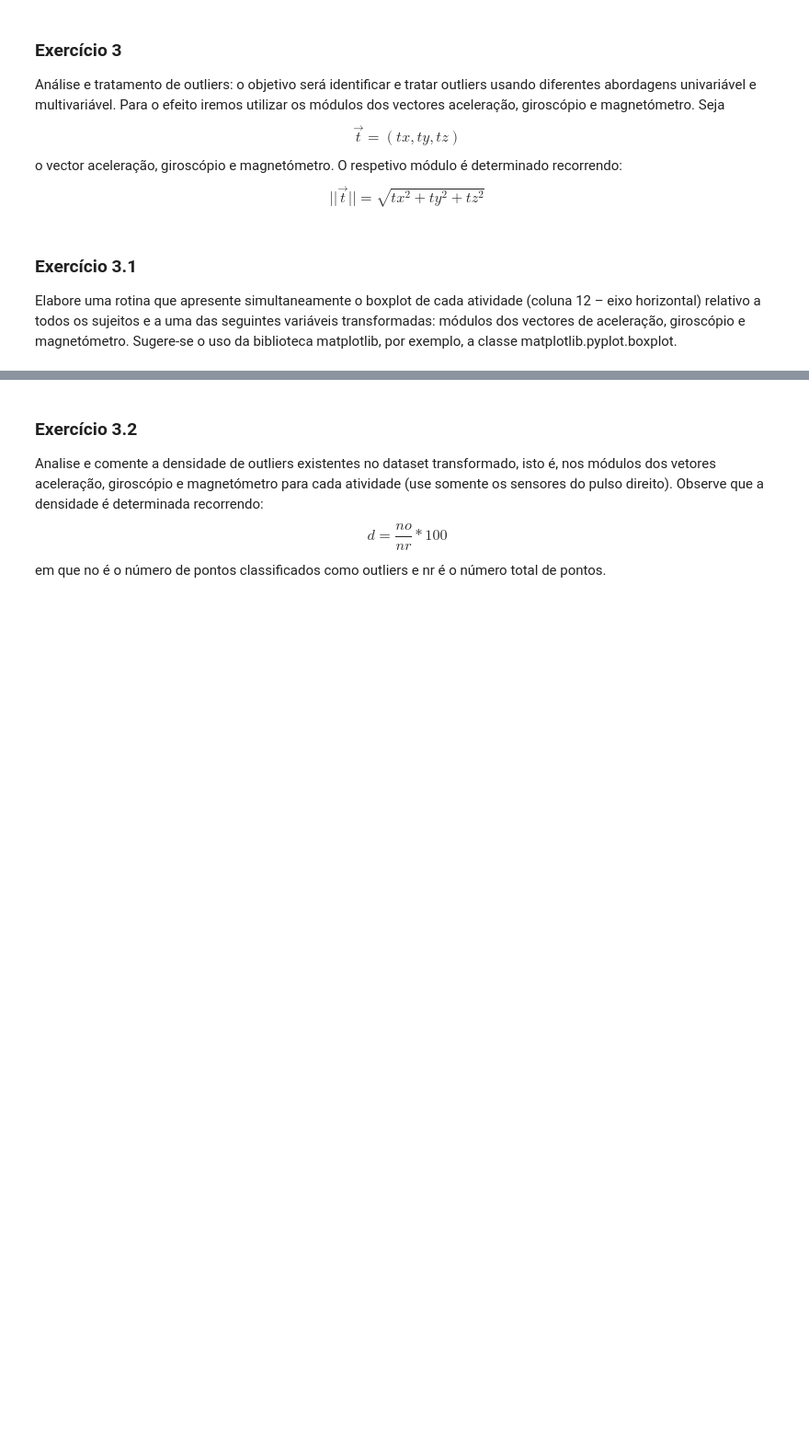
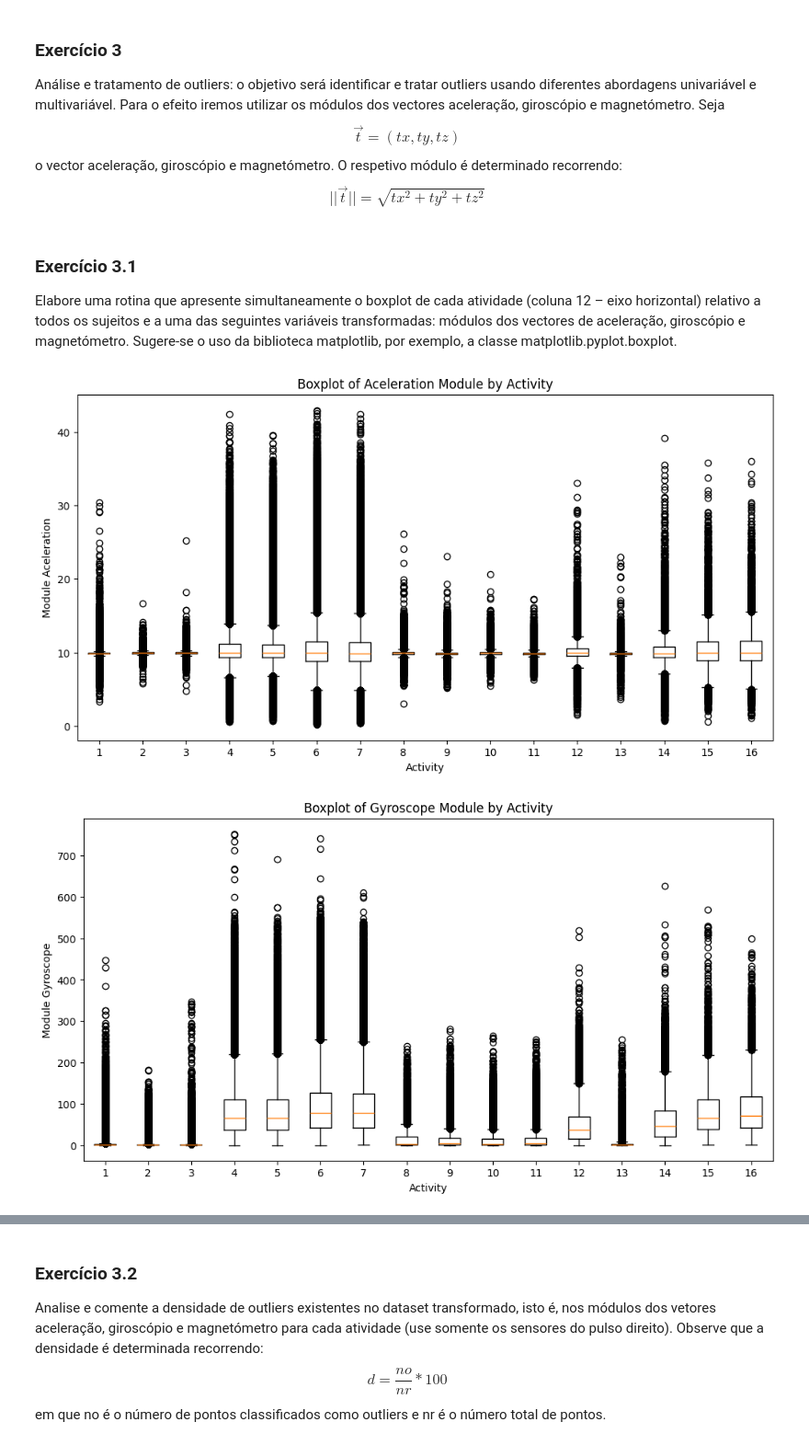
Before and after one commit to r3ber/ecac, a Jupyter notebook: TP1/tp1.ipynb, the cells around one changed output, grey strips where cells are left out. Shown at 92% size. Cells and saved outputs as stored; diff of their text form; code cells hidden in the pictures; blank space fills up the shorter version.

```diff
--- a/TP1/tp1.ipynb
+++ b/TP1/tp1.ipynb
@@ -44,7 +45,49 @@ $$ \vec{t} = (tx, ty, tz) $$
 o vector aceleração, giroscópio e magnetómetro. O respetivo módulo é determinado recorrendo:
 $$ ||\vec{t}|| = \sqrt{tx^2 + ty^2 + tz^2} $$
 # %%
-dataset = load_data()
+data = load_data()
 # %% [markdown]
 ### Exercício 3.1
 Elabore uma rotina que apresente simultaneamente o boxplot de cada atividade (coluna 12 – eixo horizontal) relativo a todos os sujeitos e a uma das seguintes variáveis transformadas: módulos dos vectores de aceleração, giroscópio e magnetómetro. Sugere-se o uso da biblioteca matplotlib, por exemplo, a classe matplotlib.pyplot.boxplot.
+# %%
+def module_boxplots(data, sensor):
+    #acel
+    if sensor == 1:
+        c = (2,3,4)
+        label = 'Aceleration'
+    # giro
+    elif sensor == 2:
+        c = (5,6,7)
+        label = 'Gyroscope'
+    #magn
+    elif sensor == 3:
+        c = (8,9,10)
+        label = 'Magnetometer'
+    else:
+        raise ValueError("sensor must be 0, 1, or 2")
+    # compute module by line (sqrt(x^2 + y^2 + z^2))
+    mod = np.sqrt((data[:,c]**2).sum(axis=1))
+
+    activities = data[:,12]
+
+    unique_activities = np.unique(activities).astype(int)
+
+    boxplot_data = []
+    for act in unique_activities:
+        mask = (activities == act)
+        mods_from_act = mod[mask]
+        boxplot_data.append(mods_from_act)
+
+    plt.figure(figsize=(12,6))
+    plt.boxplot(boxplot_data, tick_labels=unique_activities)
+    plt.xlabel('Activity')
+    plt.ylabel(f'Module {label}')
+    plt.title(f'Boxplot of {label} Module by Activity')
+    plt.show()
+# %%
+module_boxplots(data, 1)
+module_boxplots(data, 2)
+module_boxplots(data, 3)
+# %% [output]
+[figure, added]
+[figure, added]
```
Also changed, not shown: parts of 5 cells of this notebook.
